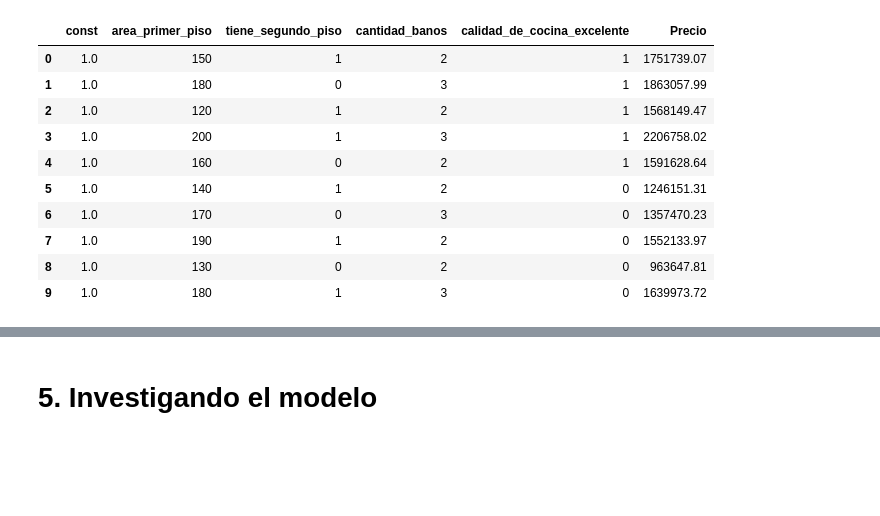
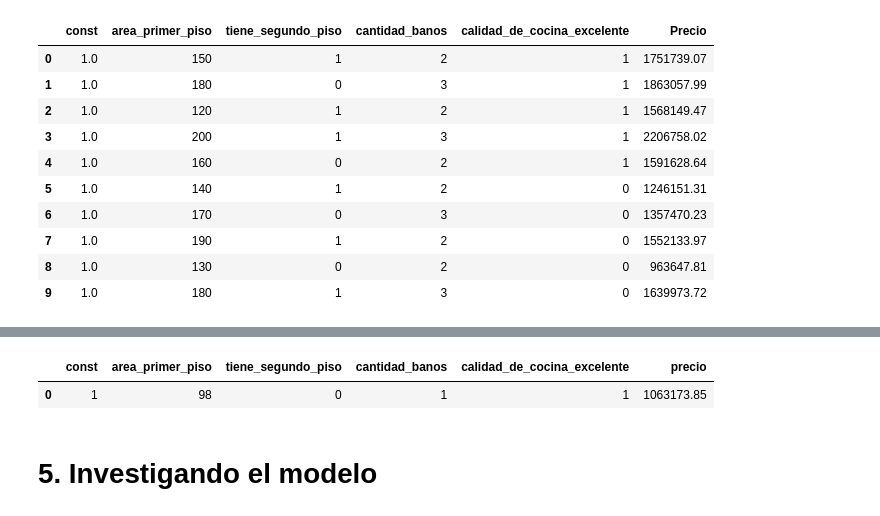
Before and after one commit to lukitasmois/2145-data-science-probando-relaciones-con-regresion-lineal, a Jupyter notebook: precios_de_inmuebles_regresion_lineal.ipynb, the cells around one changed output, grey strips where cells are left out. Saved outputs shown, nothing was run; the diff lists cells and outputs as text; code cells hidden in the pictures; blank space fills up the shorter version.

Commit message:
04.07. Estimo el valor para una nueva casa a partir del modelo_3

```diff
--- a/precios_de_inmuebles_regresion_lineal.ipynb
+++ b/precios_de_inmuebles_regresion_lineal.ipynb
@@ -698,3 +711,17 @@ nuevas_casas
+# %%
+nueva_casa = pd.DataFrame({
+    'const':[1],
+    'area_primer_piso': [98],
+    'tiene_segundo_piso': [0],
+    'cantidad_banos': [1],
+    'calidad_de_cocina_excelente': [1]
+})
+# %%
+nueva_casa['precio'] = modelo_3.predict(nueva_casa).round(2)
+nueva_casa
+# %% [output]
+|  | const | area_primer_piso | tiene_segundo_piso | cantidad_banos | calidad_de_cocina_excelente | precio |
+| 0 | 1 | 98 | 0 | 1 | 1 | 1063173.85 |
 # %% [markdown]
 # 5. Investigando el modelo
 # %% [markdown]
```
Also changed, not shown: parts of 3 cells of this notebook.
